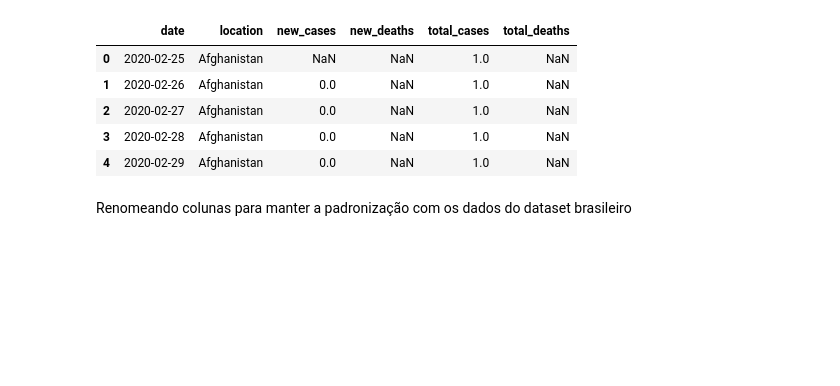
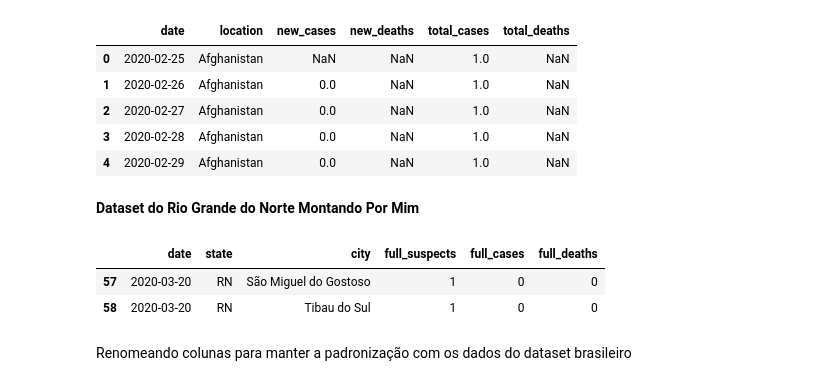
Before and after one commit to vilsonrodrigues/COVID19, a Jupyter notebook: COVID19.ipynb, the cells around one changed output. Saved outputs shown, nothing was run; the diff lists cells and outputs as text; code cells hidden in the pictures; blank space fills up the shorter version.

```diff
--- a/COVID19.ipynb
+++ b/COVID19.ipynb
@@ -58,6 +58,15 @@ full_dataset.head()
 | 2 | 2020-02-27 | Afghanistan | 0.0 | NaN | 1.0 | NaN |
 | 3 | 2020-02-28 | Afghanistan | 0.0 | NaN | 1.0 | NaN |
 | 4 | 2020-02-29 | Afghanistan | 0.0 | NaN | 1.0 | NaN |
+# %% [markdown]
+**Dataset do Rio Grande do Norte Montando Por Mim**
+# %%
+data_RN = pd.read_csv("https://raw.githubusercontent.com/vilsonrodrigues/COVID19/master/rn-covid19.csv",encoding="iso-8859-1")
+data_RN.tail(2)
+# %% [output]
+|  | date | state | city | full_suspects | full_cases | full_deaths |
+| 57 | 2020-03-20 | RN | São Miguel do Gostoso | 1 | 0 | 0 |
+| 58 | 2020-03-20 | RN | Tibau do Sul | 1 | 0 | 0 |
 # %% [markdown]
 Renomeando colunas para manter a padronização com os dados do dataset brasileiro
 # %%
```
Also changed, not shown: parts of 46 cells of this notebook.
